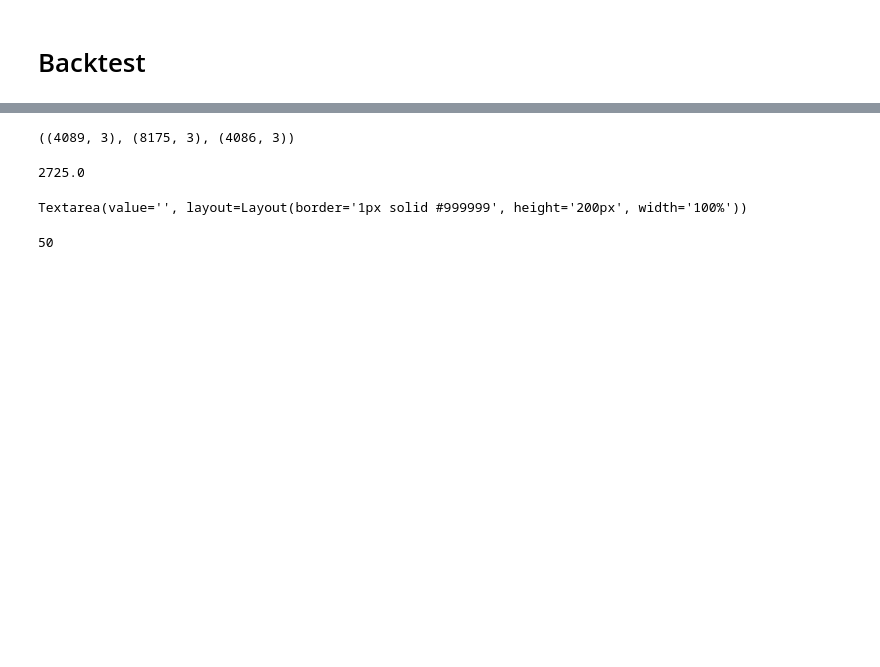
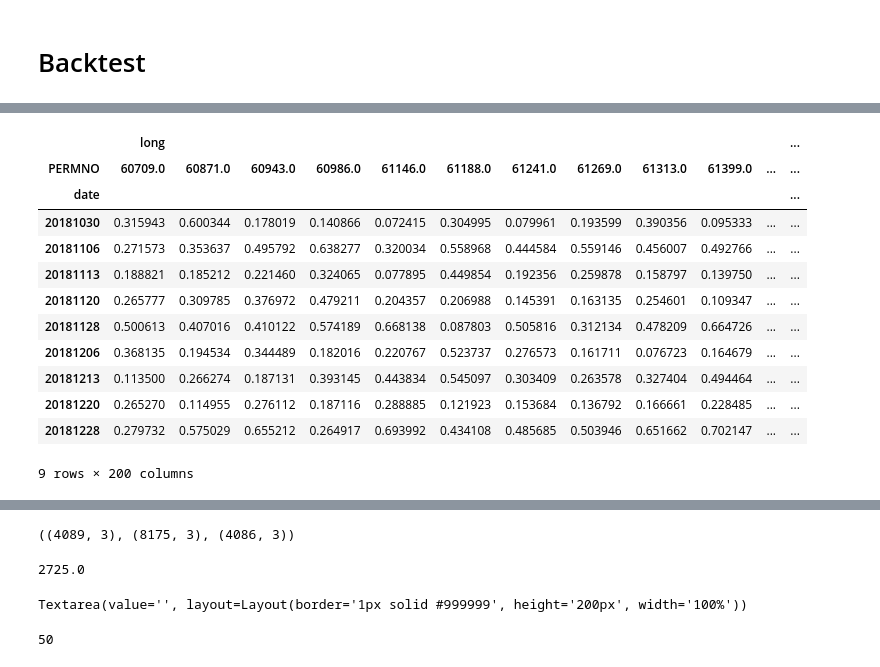
Before and after one commit to kathy-jzh/DeepLearningAllocationCNN, a Jupyter notebook: data_and_training.ipynb, the cells around one changed output, grey strips where cells are left out. Drawn from its saved outputs; the diff is of its cells as text; code cells hidden in the pictures; blank space fills up the shorter version.

```diff
--- a/data_and_training.ipynb
+++ b/data_and_training.ipynb
@@ -127,0 +243,2 @@ network.x
+# %%
+df_backt = backtester._df_all_data
@@ -127,0 +273,16 @@ network.x
+# %%
+df_backt[['long','PERMNO']].pivot_table(columns='PERMNO',index='date')#['PRC'][64805.]
+# %% [output]
+|  | long |  |  |  |  |  |  |  |  |  |  | ... |
+| PERMNO | 60709.0 | 60871.0 | 60943.0 | 60986.0 | 61146.0 | 61188.0 | 61241.0 | 61269.0 | 61313.0 | 61399.0 | ... | ... |
+| date |  |  |  |  |  |  |  |  |  |  |  | ... |
+| 20181030 | 0.315943 | 0.600344 | 0.178019 | 0.140866 | 0.072415 | 0.304995 | 0.079961 | 0.193599 | 0.390356 | 0.095333 | ... | ... |
+| 20181106 | 0.271573 | 0.353637 | 0.495792 | 0.638277 | 0.320034 | 0.558968 | 0.444584 | 0.559146 | 0.456007 | 0.492766 | ... | ... |
+| 20181113 | 0.188821 | 0.185212 | 0.221460 | 0.324065 | 0.077895 | 0.449854 | 0.192356 | 0.259878 | 0.158797 | 0.139750 | ... | ... |
+| 20181120 | 0.265777 | 0.309785 | 0.376972 | 0.479211 | 0.204357 | 0.206988 | 0.145391 | 0.163135 | 0.254601 | 0.109347 | ... | ... |
+| 20181128 | 0.500613 | 0.407016 | 0.410122 | 0.574189 | 0.668138 | 0.087803 | 0.505816 | 0.312134 | 0.478209 | 0.664726 | ... | ... |
+| 20181206 | 0.368135 | 0.194534 | 0.344489 | 0.182016 | 0.220767 | 0.523737 | 0.276573 | 0.161711 | 0.076723 | 0.164679 | ... | ... |
+| 20181213 | 0.113500 | 0.266274 | 0.187131 | 0.393145 | 0.443834 | 0.545097 | 0.303409 | 0.263578 | 0.327404 | 0.494464 | ... | ... |
+| 20181220 | 0.265270 | 0.114955 | 0.276112 | 0.187116 | 0.288885 | 0.121923 | 0.153684 | 0.136792 | 0.166661 | 0.228485 | ... | ... |
+| 20181228 | 0.279732 | 0.575029 | 0.655212 | 0.264917 | 0.693992 | 0.434108 | 0.485685 | 0.503946 | 0.651662 | 0.702147 | ... | ... |
+9 rows × 200 columns
```
Also changed, not shown: parts of 33 cells of this notebook, 2 other files.
